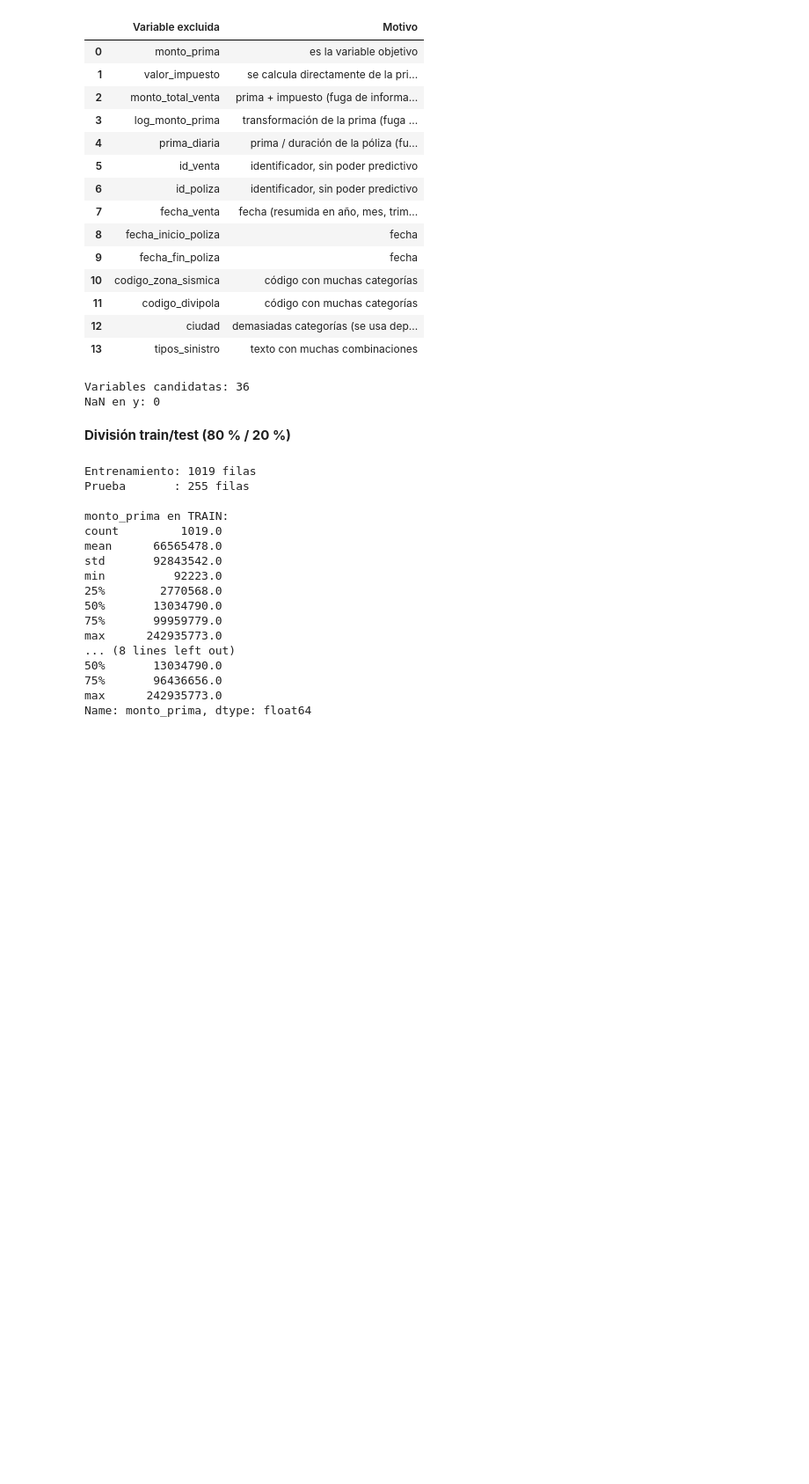
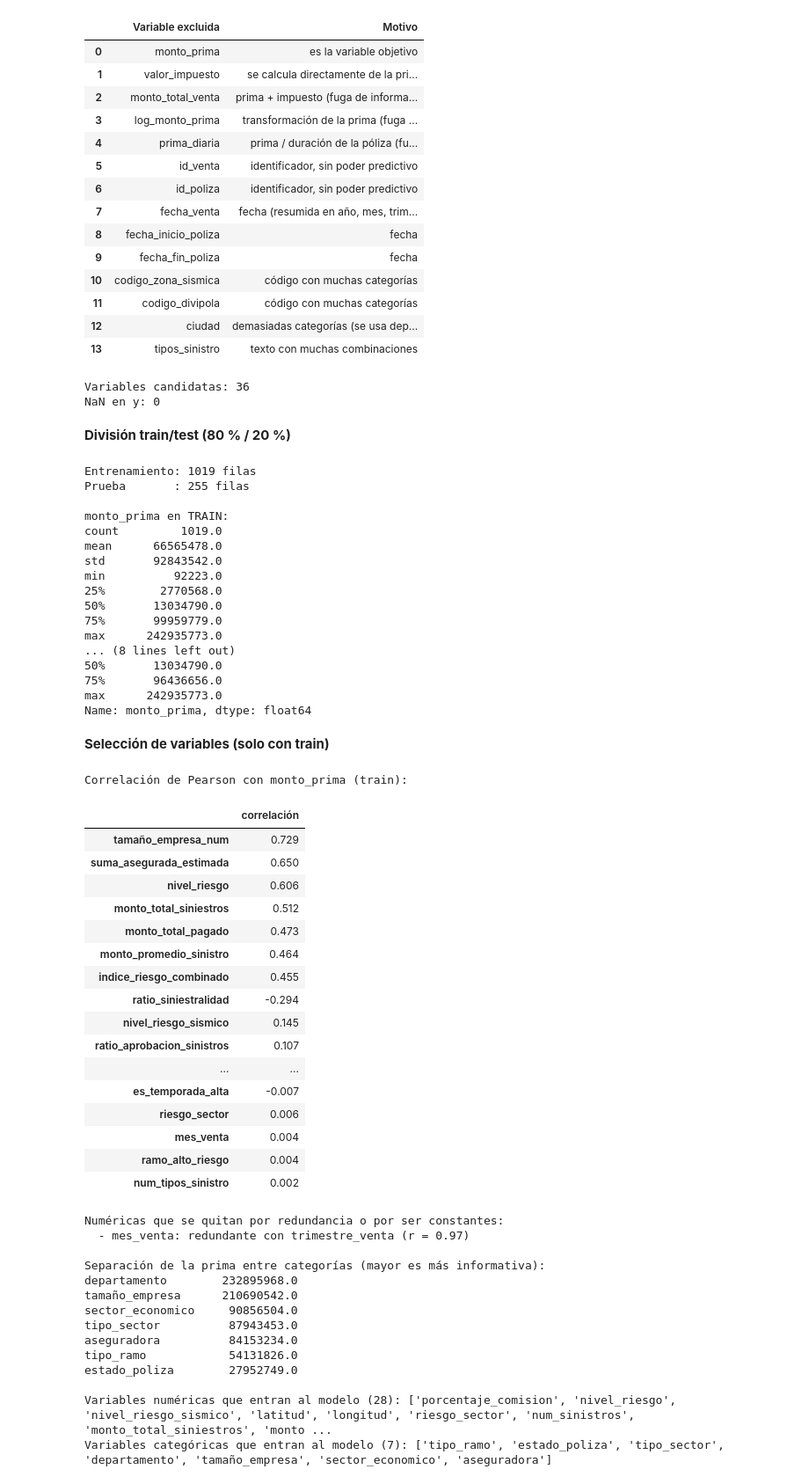
Before and after one commit to lisbethmesa-droid/toma-de-decisiones, a Jupyter notebook: PROYECTO_MARSH_toma_de_desiciones.ipynb, the cells around one changed output. Shown at 88% size. Cells and saved outputs as stored; diff of their text form; code cells hidden in the pictures; blank space fills up the shorter version.

Commit message:
se seleccionaron las variables numéricas/categóricas, eliminación de redundantes y constantes, se construyo un pipeline con imputación, escalado y one-hot encoding

```diff
--- a/PROYECTO_MARSH_toma_de_desiciones.ipynb
+++ b/PROYECTO_MARSH_toma_de_desiciones.ipynb
@@ -876,3 +876,82 @@ max      242935773.0
 75%       96436656.0
 max      242935773.0
 Name: monto_prima, dtype: float64
+# %% [markdown]
+**Selección de variables (solo con train)**
+# %%
+
+numericas_cand   = X_train.select_dtypes(include="number").columns.tolist()
+categoricas_cand = [c for c in X_train.columns if c not in numericas_cand]
+
+# Variables constantes no aportan información
+constantes = [c for c in numericas_cand if X_train[c].nunique() <= 1]
+
+# Correlación de cada numérica con la prima
+corr_obj = X_train[numericas_cand].apply(lambda s: s.corr(y_train))
+print("Correlación de Pearson con monto_prima (train):")
+display(corr_obj.sort_values(key=abs, ascending=False).round(3).to_frame("correlación"))
+
+# Redundancia entre predictoras (|r| >= 0.90)
+corr_pred = X_train[numericas_cand].corr().abs()
+a_quitar = {}
+for i, c1 in enumerate(numericas_cand):
+    for c2 in numericas_cand[i + 1:]:
+        if corr_pred.loc[c1, c2] >= 0.90:
+            perdedor = c1 if abs(corr_obj[c1]) < abs(corr_obj[c2]) else c2
+            ganador  = c2 if perdedor == c1 else c1
+            a_quitar[perdedor] = f"redundante con {ganador} (r = {corr_pred.loc[c1, c2]:.2f})"
+
+print("\nNuméricas que se quitan por redundancia o por ser constantes:")
+for c, m in a_quitar.items():
+    print(f"  - {c}: {m}")
+for c in constantes:
+    print(f"  - {c}: constante")
+
+numericas   = [c for c in numericas_cand if c not in a_quitar and c not in constantes]
+categoricas = categoricas_cand
+
+# Separación de las categóricas: diferencia entre la categoría de mayor y menor prima promedio
+train_con_y = X_train[categoricas].copy()
+train_con_y["monto_prima"] = y_train.values
+distancias = {}
+for col in categoricas:
+    medias = train_con_y.groupby(col, observed=True)["monto_prima"].mean()
+    distancias[col] = medias.max() - medias.min()
+print("\nSeparación de la prima entre categorías (mayor es más informativa):")
+print(pd.Series(distancias).sort_values(ascending=False).round(0).to_string())
+
+print(f"\nVariables numéricas que entran al modelo ({len(numericas)}): {numericas}")
+print(f"Variables categóricas que entran al modelo ({len(categoricas)}): {categoricas}")
+# %% [output]
+Correlación de Pearson con monto_prima (train):
+|  | correlación |
+| tamaño_empresa_num | 0.729 |
+| suma_asegurada_estimada | 0.650 |
+| nivel_riesgo | 0.606 |
+| monto_total_siniestros | 0.512 |
+| monto_total_pagado | 0.473 |
+| monto_promedio_sinistro | 0.464 |
+| indice_riesgo_combinado | 0.455 |
+| ratio_siniestralidad | -0.294 |
+| nivel_riesgo_sismico | 0.145 |
+| ratio_aprobacion_sinistros | 0.107 |
+| ... | ... |
+| es_temporada_alta | -0.007 |
+| riesgo_sector | 0.006 |
+| mes_venta | 0.004 |
+| ramo_alto_riesgo | 0.004 |
+| num_tipos_sinistro | 0.002 |
+Numéricas que se quitan por redundancia o por ser constantes:
+  - mes_venta: redundante con trimestre_venta (r = 0.97)
+
+Separación de la prima entre categorías (mayor es más informativa):
+departamento        232895968.0
+tamaño_empresa      210690542.0
+sector_economico     90856504.0
+tipo_sector          87943453.0
+aseguradora          84153234.0
+tipo_ramo            54131826.0
+estado_poliza        27952749.0
+
+Variables numéricas que entran al modelo (28): ['porcentaje_comision', 'nivel_riesgo', 'nivel_riesgo_sismico', 'latitud', 'longitud', 'riesgo_sector', 'num_sinistros', 'monto_total_siniestros', 'monto ...
+Variables categóricas que entran al modelo (7): ['tipo_ramo', 'estado_poliza', 'tipo_sector', 'departamento', 'tamaño_empresa', 'sector_economico', 'aseguradora']
```
Also changed, not shown: parts of 2 cells of this notebook.
